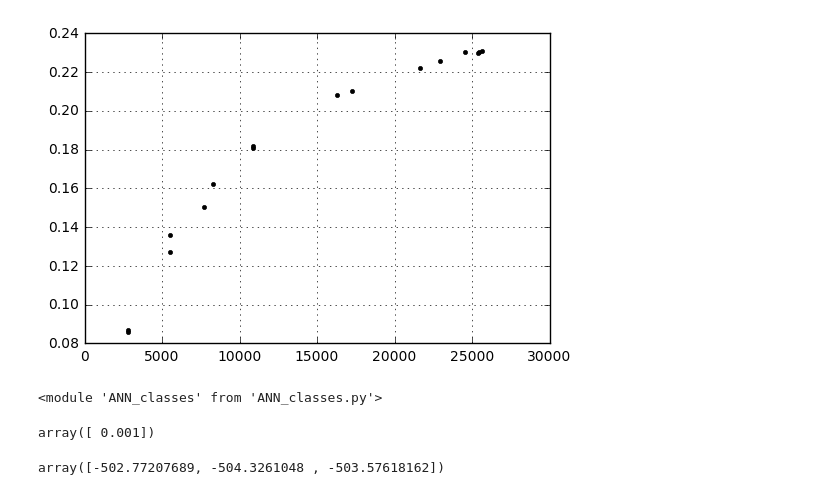
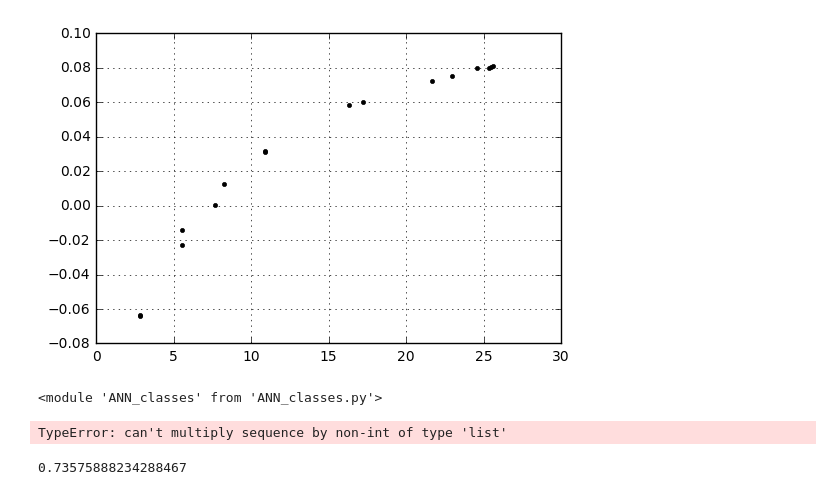
Before and after one commit to ateplovoz/ANN, a Jupyter notebook: ANN_vector_GitVersion.ipynb, the cells around one changed output. Drawn from its saved outputs; the diff is of its cells as text; code cells hidden in the pictures.

Commit message:
error in line73, somewhere in deractfunc or else

```diff
--- a/ANN_vector_GitVersion.ipynb
+++ b/ANN_vector_GitVersion.ipynb
@@ -58,15 +58,17 @@ data_Etam_Nfp_mask = [sWorker.clean3sigma(i[0][i[1]]) for i in zip(data_Nfp_seq,
 sWorker.set_alpha(0.05)
 data_Nfp_Etam_seq_masked_means = [i[0][i[1]][i[2]].mean()
                              for i in zip(data_Nfp_seq, data_Etam_mask, data_Etam_Nfp_mask)]
+data_Nfp_Etam_seq_masked_means = np.array(data_Nfp_Etam_seq_masked_means)
 data_Etam_masked_means = [i[0][i[1]][i[2]].mean()
                           for i in zip(data_Etam, data_Etam_mask, data_Etam_Nfp_mask)]
+data_Etam_masked_means = np.array(data_Etam_masked_means)
 data_Etam_conf = [sWorker.conf_level(i[0][i[1]][i[2]])['rng'] for i in zip(data_Etam, data_Etam_mask, data_Etam_Nfp_mask)]
 data_Nfp_Etam_conf = [sWorker.conf_level(i[0][i[1]][i[2]])['rng'] for i in zip(data_Nfp_seq, data_Etam_mask, data_Etam_Nfp_mask)]
 # %%
 fig = plt.figure()
 ax1 = plt.subplot(111)
-ax1.plot(data_Nfp_Etam_seq_masked_means, data_Etam_masked_means, 'k.')
+ax1.plot(data_Nfp_Etam_seq_masked_means/1000, data_Etam_masked_means-0.15, 'k.')
 ax1.grid(True)
 plt.show()
 # %% [output]
-[figure, old version]
+[figure, new version]
@@ -82,13 +86,31 @@ ANN1.nwgh_reset(0.001)
-# %%
-ANN1.Lii[0].Vw.v
-# %% [output]
-array([ 0.001])
-# %%
-pick = np.random.randint(len(data_Nfp_Etam_seq_masked_means))
-ANN1.forward([data_Nfp_Etam_seq_masked_means[pick]])
-ANN1.getnetgrad([data_Etam_masked_means[pick], data_Etam_masked_means[10], data_Etam_masked_means[10]])
-ANN1.backward()
-ANN1.forward([data_Nfp_Etam_seq_masked_means[pick]])
-ANN1.VLoo[0].v
-# %% [output]
-array([-502.77207689, -504.3261048 , -503.57618162])
+# %%
+pick = np.random.randint(len(set_input))
+ANN1.forward([set_input[pick], 1])
+ANN1.getnetgrad([set_output[pick], set_output[pick], set_output[pick]])
+ANN1.backward()
+ANN1.forward([set_input[pick], 1])
+ANN1.VLoo[0].v[0]
+#######
+dxx = np.linspace(min(set_input), max(set_input), 10)
+dyy = np.zeros([10])
+dyy_p = np.zeros([10,5])
+c = 0
+for x in dxx:
+    ANN1.forward([x, 1])
+    dyy[c] = ANN1.VLoo[0].v[0]
+    dyy_p[c] = ANN_classes.unpackval(ANN1.VL1)[0]*ANN1.Loo[0].Vw.v
+    c += 1
+
+fig = plt.figure()
+ax1 = plt.subplot(111)
+ax1.plot(set_input, set_output, 'k.')
+ax1.plot(dxx, dyy, 'b--')
+# [ax1.plot(dxx, dyy_p[:,i], 'g-') for i in xrange(len(dyy_p[0, :]))]
+ax1.grid(True)
+plt.show()
+# %% [output]
+TypeError: can't multiply sequence by non-int of type 'list'
+# %%
+ANN1.Loo[0].dererrfunc(10,11)
+# %% [output]
+0.73575888234288467
```
Also changed, not shown: parts of 5 cells of this notebook, 2 other files.
